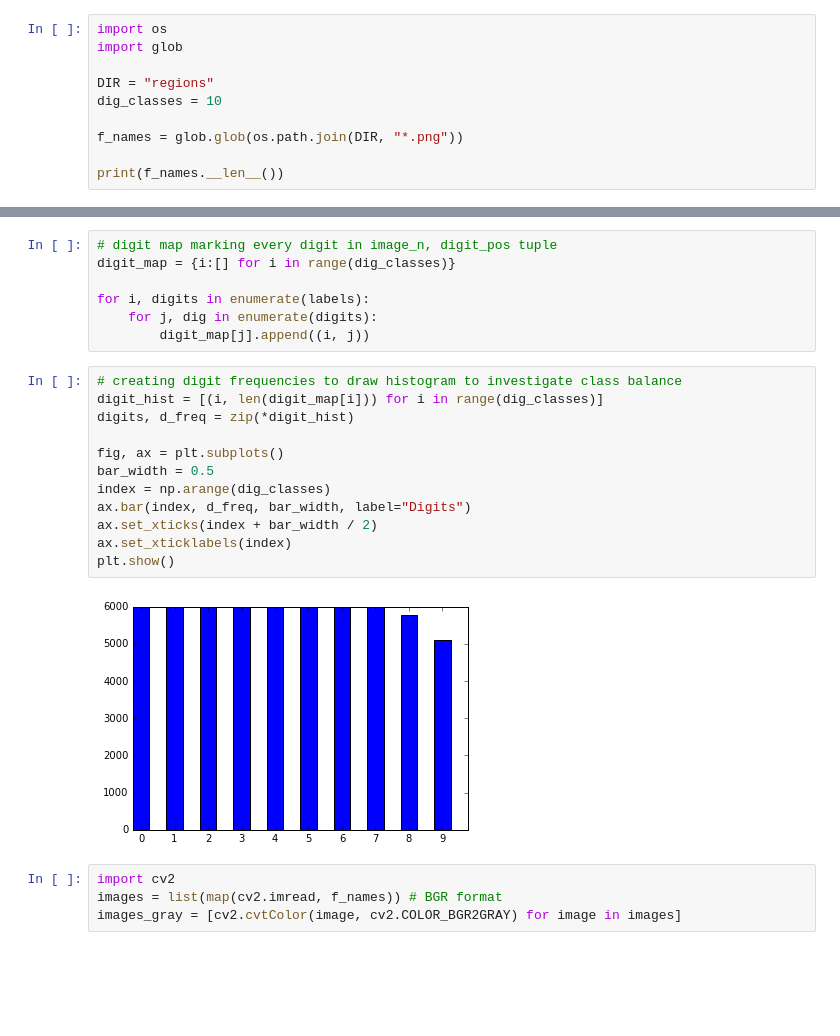
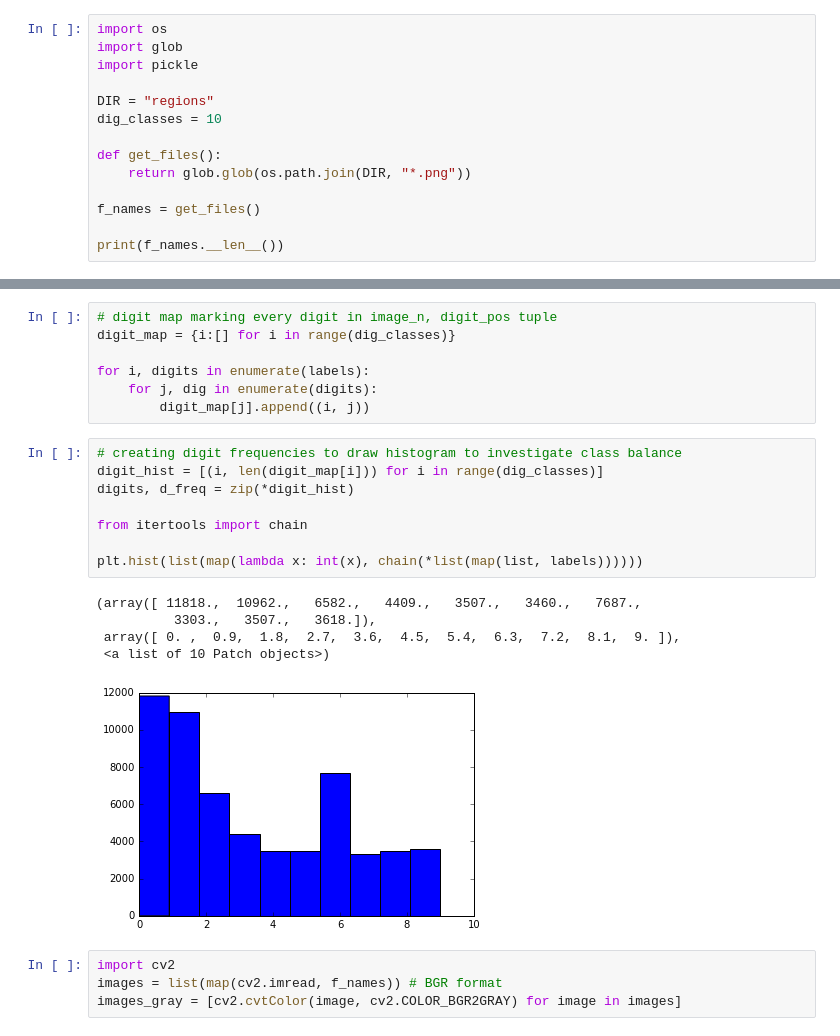
Before and after one commit to rcortx/handwritten-digit-extraction, a Jupyter notebook: test.ipynb, the cells around one changed output, grey strips where cells are left out. Drawn from its saved outputs; the diff is of its cells as text; blank space fills up the shorter version.

```diff
--- a/test.ipynb
+++ b/test.ipynb
@@ -1,11 +1,15 @@
 # %%
 import os
 import glob
+import pickle
 
 DIR = "regions"
 dig_classes = 10
 
-f_names = glob.glob(os.path.join(DIR, "*.png"))
+def get_files():
+    return glob.glob(os.path.join(DIR, "*.png"))
+
+f_names = get_files()
 
 print(f_names.__len__())
 # %% [output]
@@ -42,17 +46,17 @@ for i, digits in enumerate(labels):
 # %%
 # creating digit frequencies to draw histogram to investigate class balance
 digit_hist = [(i, len(digit_map[i])) for i in range(dig_classes)]
 digits, d_freq = zip(*digit_hist)
 
-fig, ax = plt.subplots()
-bar_width = 0.5
-index = np.arange(dig_classes)
-ax.bar(index, d_freq, bar_width, label="Digits")
-ax.set_xticks(index + bar_width / 2)
-ax.set_xticklabels(index)
-plt.show()
+from itertools import chain
+
+plt.hist(list(map(lambda x: int(x), chain(*list(map(list, labels))))))
 # %% [output]
+(array([ 11818.,  10962.,   6582.,   4409.,   3507.,   3460.,   7687.,
+          3303.,   3507.,   3618.]),
+ array([ 0. ,  0.9,  1.8,  2.7,  3.6,  4.5,  5.4,  6.3,  7.2,  8.1,  9. ]),
+ <a list of 10 Patch objects>)
-[figure, old version]
+[figure, new version]
 # %%
 import cv2
 images = list(map(cv2.imread, f_names)) # BGR format
```
Also changed, not shown: parts of 24 cells of this notebook, 4 other files.
